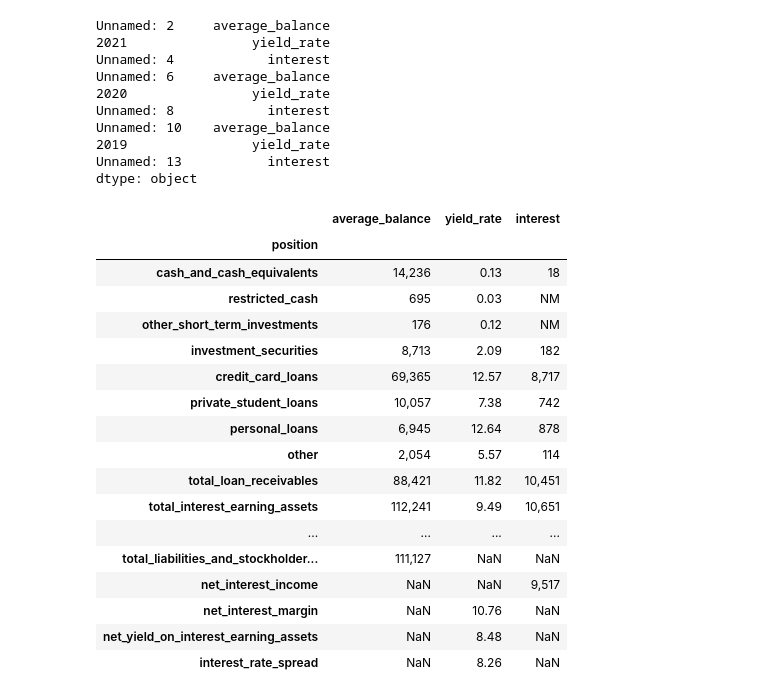
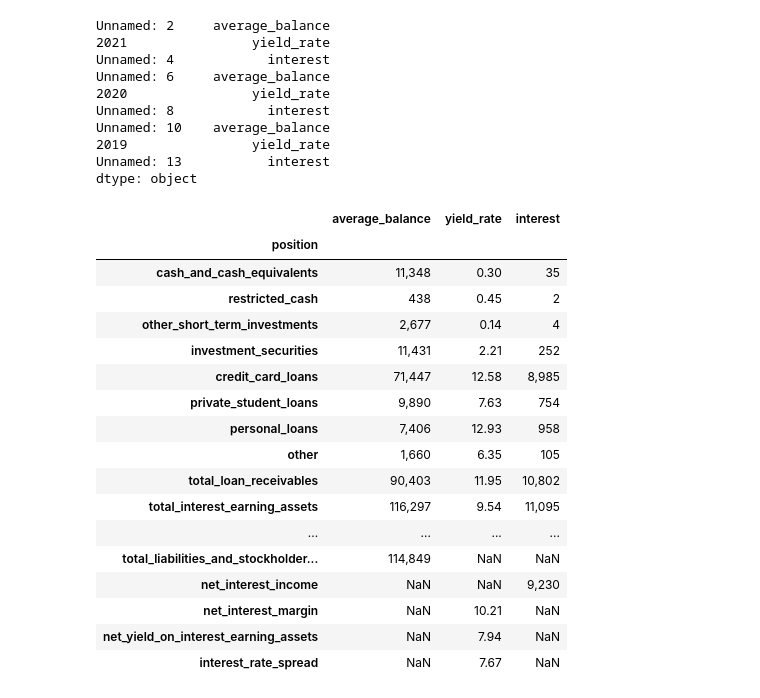
Before and after one commit to EzraTam/fin-pdf-extract, a Jupyter notebook: data_synchrony_average_balance.ipynb, the cells around one changed output. Cells and saved outputs as stored; diff of their text form; code cells hidden in the pictures.

```diff
--- a/data_engineering.ipynb
+++ b/data_synchrony_average_balance.ipynb
@@ -168,10 +94,10 @@ def check_unit(df_val_unit:pd.DataFrame):
 for col in li_col:
 
     # get value and unit of the column
-    col_val_unit=get_val_unit(dataframe=temp_df,col_nm=col)
+    col_val_unit=ex.get_val_unit(dataframe=temp_df,col_nm=col)
 
     # Add unit column whether we have unit in the unit column
-    dict_check_unit=check_unit(col_val_unit)
+    dict_check_unit=ex.check_unit(col_val_unit)
 
     if dict_check_unit["fg_unit"]:
 
@@ -215,7 +133,7 @@ temp_df
 | net_yield_on_interest_earning_assets | NaN | NaN | 8.48 | % | NaN | NaN | NaN | NaN | ... |
 | interest_rate_spread | NaN | NaN | 8.26 | % | NaN | NaN | NaN | NaN | ... |
 # %%
-ser_unit_cols=find_unit_cols(temp_df)
+ser_unit_cols=ex.find_unit_cols(temp_df)
 ser_unit_cols
 # %% [output]
 Unnamed: 1             [$]
@@ -308,5 +183,5 @@ def separate_df(dataframe:pd.DataFrame,num_cols_group:int):
 # %%
-li_dict_df=separate_df(temp_df,3)
+li_dict_df=ex.separate_df(temp_df,3)
 # %%
 row_desc_ser
 # %% [output]
@@ -334,7 +200,7 @@ li_dict_df=[
     dict(
         year=dict_df["year"],
         df=dict_df["df"].rename(
-            columns=assign_col_nms_from_desc(
+            columns=ex.assign_col_nms_from_desc(
                 dict_df["df"],
                 row_desc_ser
             )
@@ -344,23 +210,23 @@ li_dict_df=[
     for dict_df in li_dict_df
 ]
 # %%
-li_dict_df[0]["df"]
+li_dict_df[1]["df"]
 # %% [output]
 |  | average_balance | yield_rate | interest |
 | position |  |  |  |
-| cash_and_cash_equivalents | 14,236 | 0.13 | 18 |
-| restricted_cash | 695 | 0.03 | NM |
-| other_short_term_investments | 176 | 0.12 | NM |
-| investment_securities | 8,713 | 2.09 | 182 |
-| credit_card_loans | 69,365 | 12.57 | 8,717 |
-| private_student_loans | 10,057 | 7.38 | 742 |
-| personal_loans | 6,945 | 12.64 | 878 |
-| other | 2,054 | 5.57 | 114 |
-| total_loan_receivables | 88,421 | 11.82 | 10,451 |
-| total_interest_earning_assets | 112,241 | 9.49 | 10,651 |
+| cash_and_cash_equivalents | 11,348 | 0.30 | 35 |
+| restricted_cash | 438 | 0.45 | 2 |
+| other_short_term_investments | 2,677 | 0.14 | 4 |
+| investment_securities | 11,431 | 2.21 | 252 |
+| credit_card_loans | 71,447 | 12.58 | 8,985 |
+| private_student_loans | 9,890 | 7.63 | 754 |
+| personal_loans | 7,406 | 12.93 | 958 |
+| other | 1,660 | 6.35 | 105 |
+| total_loan_receivables | 90,403 | 11.95 | 10,802 |
+| total_interest_earning_assets | 116,297 | 9.54 | 11,095 |
 | ... | ... | ... | ... |
-| total_liabilities_and_stockholder... | 111,127 | NaN | NaN |
-| net_interest_income | NaN | NaN | 9,517 |
-| net_interest_margin | NaN | 10.76 | NaN |
-| net_yield_on_interest_earning_assets | NaN | 8.48 | NaN |
-| interest_rate_spread | NaN | 8.26 | NaN |
+| total_liabilities_and_stockholder... | 114,849 | NaN | NaN |
+| net_interest_income | NaN | NaN | 9,230 |
+| net_interest_margin | NaN | 10.21 | NaN |
+| net_yield_on_interest_earning_assets | NaN | 7.94 | NaN |
+| interest_rate_spread | NaN | 7.67 | NaN |
```
Also changed, not shown: parts of 19 cells of this notebook, 5 other files.
